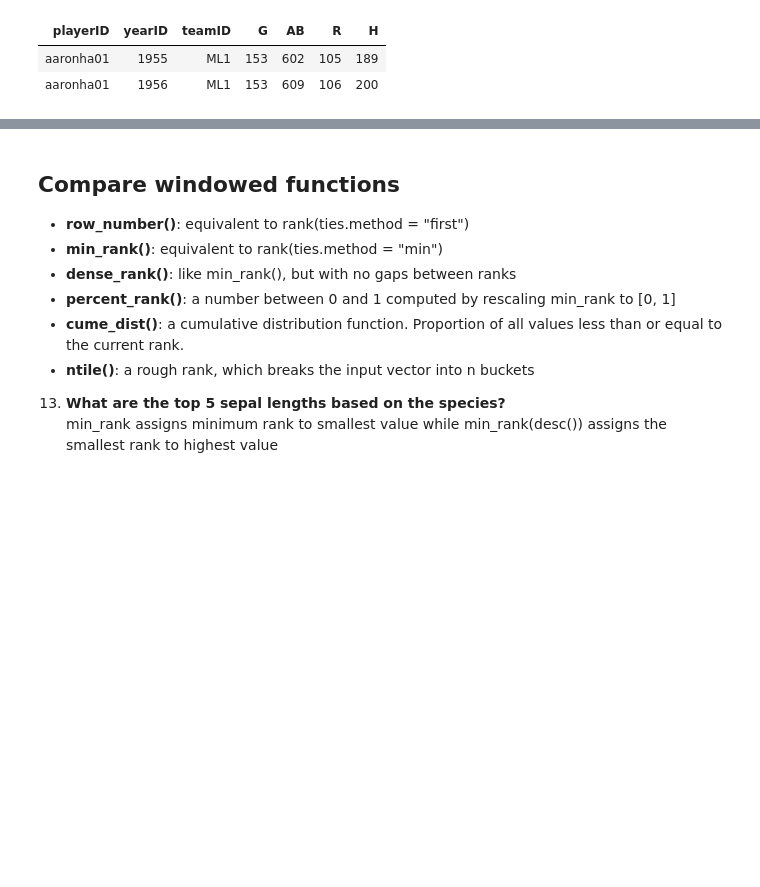
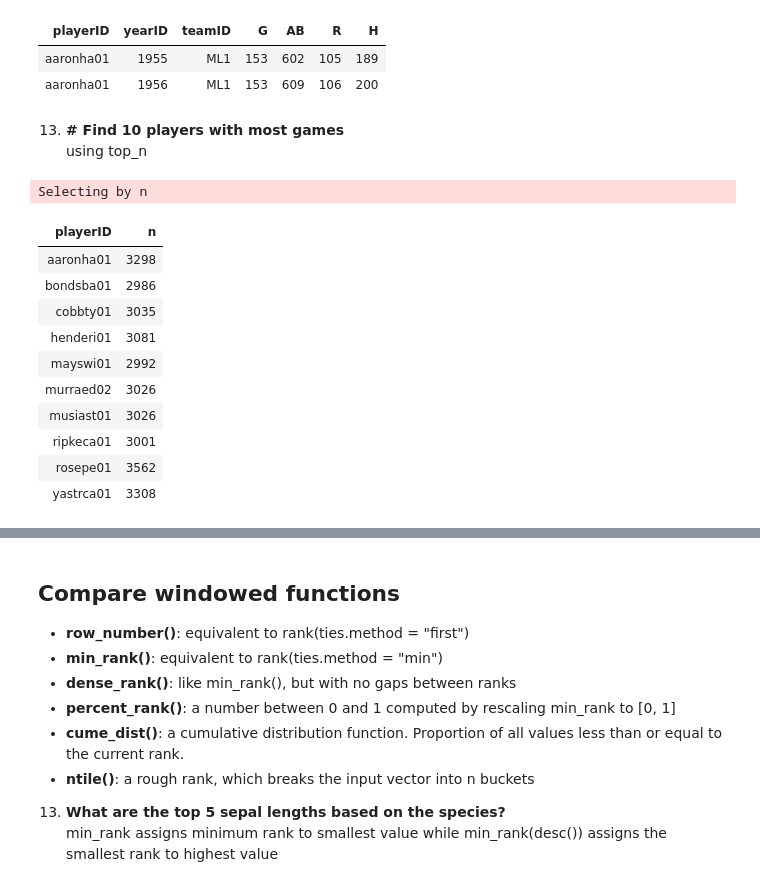
Before and after one commit to ryan13/PreprocessingUtility, a Jupyter notebook: R_Interview.ipynb, the cells around one changed output, grey strips where cells are left out. Drawn from its saved outputs; the diff is of its cells as text; code cells hidden in the pictures; blank space fills up the shorter version.

```diff
--- a/R_Interview.ipynb
+++ b/R_Interview.ipynb
@@ -851,3 +870,23 @@ batting %>% group_by(playerID)  %>%  filter( order_by(yearID,cumany(G > 150))) %
 | playerID | yearID | teamID | G | AB | R | H |
 | aaronha01 | 1955 | ML1 | 153 | 602 | 105 | 189 |
 | aaronha01 | 1956 | ML1 | 153 | 609 | 106 | 200 |
+# %% [markdown]
+13. **# Find 10 players with most games**
+using top_n
+# %%
+batting %>%   group_by(playerID) %>%
+  tally(G) %>%
+  top_n(10)
+# %% [output]
+Selecting by n
+| playerID | n |
+| aaronha01 | 3298 |
+| bondsba01 | 2986 |
+| cobbty01 | 3035 |
+| henderi01 | 3081 |
+| mayswi01 | 2992 |
+| murraed02 | 3026 |
+| musiast01 | 3026 |
+| ripkeca01 | 3001 |
+| rosepe01 | 3562 |
+| yastrca01 | 3308 |
```
Also changed, not shown: parts of 3 cells of this notebook.
